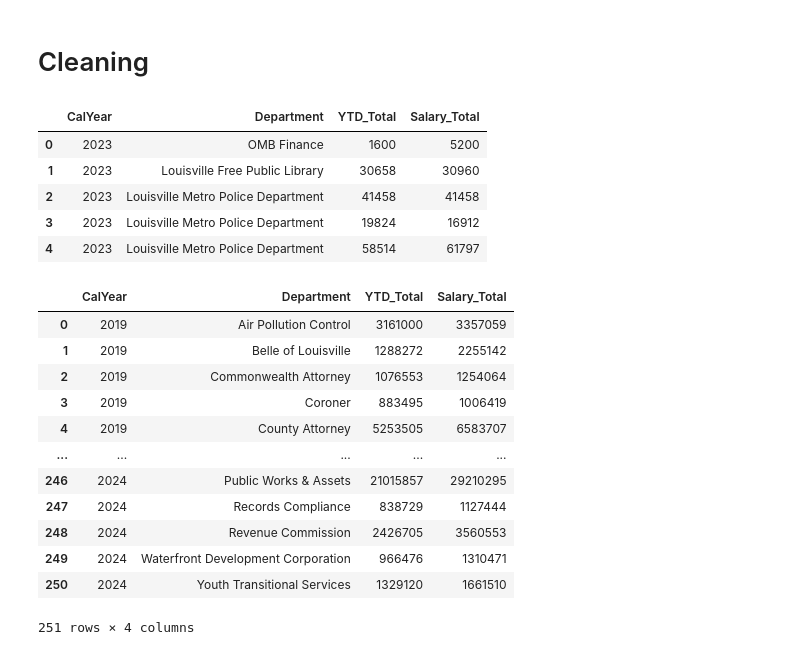
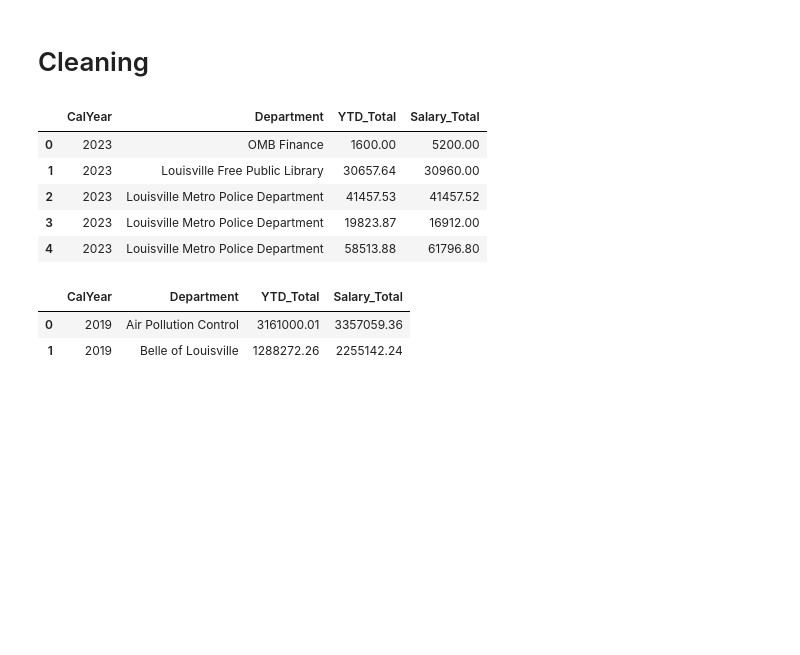
Before and after one commit to matt-harvey-data/Louisville_stats, a Jupyter notebook: ml.ipynb, the cells around one changed output. Cells and saved outputs as stored; diff of their text form; code cells hidden in the pictures; blank space fills up the shorter version.

```diff
--- a/ml.ipynb
+++ b/ml.ipynb
@@ -2,7 +2,6 @@
 import pandas as pd
 # %%
 data = pd.read_csv("data/SalaryData.csv")
-pd.set_option('display.float_format', '{:.0f}'.format)
 # %% [markdown]
 # Cleaning
 # %%
@@ -17,27 +16,17 @@ data['Department'] = data['Department'].replace('Louisville Metro Police', 'Loui
 data.head()
 # %% [output]
 |  | CalYear | Department | YTD_Total | Salary_Total |
-| 0 | 2023 | OMB Finance | 1600 | 5200 |
-| 1 | 2023 | Louisville Free Public Library | 30658 | 30960 |
-| 2 | 2023 | Louisville Metro Police Department | 41458 | 41458 |
-| 3 | 2023 | Louisville Metro Police Department | 19824 | 16912 |
-| 4 | 2023 | Louisville Metro Police Department | 58514 | 61797 |
+| 0 | 2023 | OMB Finance | 1600.00 | 5200.00 |
+| 1 | 2023 | Louisville Free Public Library | 30657.64 | 30960.00 |
+| 2 | 2023 | Louisville Metro Police Department | 41457.53 | 41457.52 |
+| 3 | 2023 | Louisville Metro Police Department | 19823.87 | 16912.00 |
+| 4 | 2023 | Louisville Metro Police Department | 58513.88 | 61796.80 |
 # %%
 # final_salary = data.groupby('Department')[['YTD_Total', 'Salary_Total']].sum().reset_index()
 final_salary = data.groupby(['CalYear', 'Department'])[['YTD_Total', 'Salary_Total']].sum().reset_index()
 # %%
-final_salary
+final_salary.head(2)
 # %% [output]
 |  | CalYear | Department | YTD_Total | Salary_Total |
-| 0 | 2019 | Air Pollution Control | 3161000 | 3357059 |
-| 1 | 2019 | Belle of Louisville | 1288272 | 2255142 |
-| 2 | 2019 | Commonwealth Attorney | 1076553 | 1254064 |
-| 3 | 2019 | Coroner | 883495 | 1006419 |
-| 4 | 2019 | County Attorney | 5253505 | 6583707 |
-| ... | ... | ... | ... | ... |
-| 246 | 2024 | Public Works & Assets | 21015857 | 29210295 |
-| 247 | 2024 | Records Compliance | 838729 | 1127444 |
-| 248 | 2024 | Revenue Commission | 2426705 | 3560553 |
-| 249 | 2024 | Waterfront Development Corporation | 966476 | 1310471 |
-| 250 | 2024 | Youth Transitional Services | 1329120 | 1661510 |
+| 0 | 2019 | Air Pollution Control | 3161000.01 | 3357059.36 |
+| 1 | 2019 | Belle of Louisville | 1288272.26 | 2255142.24 |
-251 rows × 4 columns
```
Also changed, not shown: parts of 32 cells of this notebook, 1 other file.
